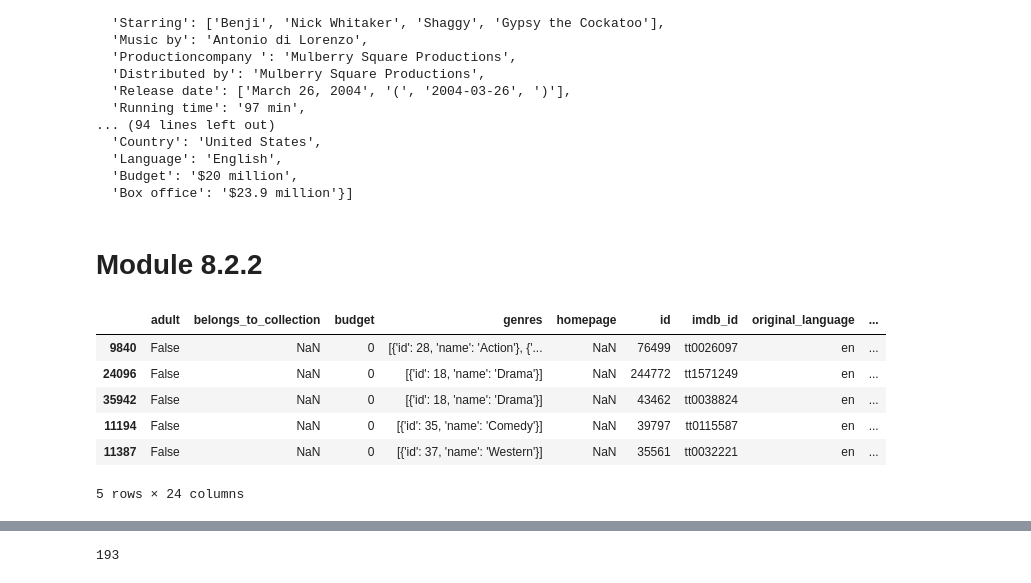
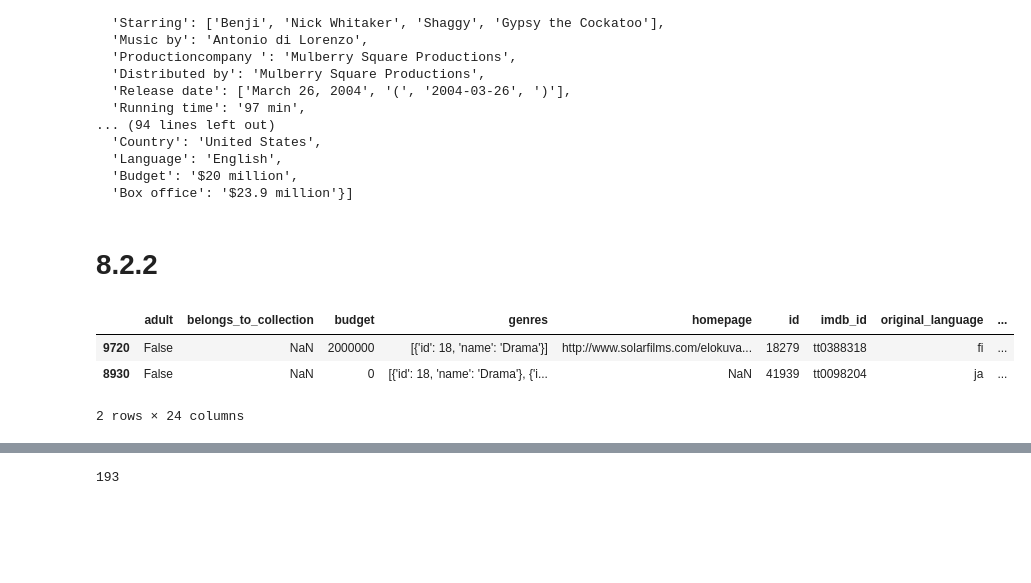
Before and after one commit to biboking/Movies-ETL, a Jupyter notebook: DataExplore.ipynb, the cells around one changed output, grey strips where cells are left out. Drawn from its saved outputs; the diff is of its cells as text; code cells hidden in the pictures; blank space fills up the shorter version.

```diff
--- a/DataExplore.ipynb
+++ b/DataExplore.ipynb
@@ -84,22 +85,19 @@ wiki_movies_raw[3600:3605]
   'Budget': '$20 million',
   'Box office': '$23.9 million'}]
 # %% [markdown]
-# Module 8.2.2
+# 8.2.2
 # %%
 kaggle_metadata = pd.read_csv('../movies_metadata.csv', low_memory=False)
 ratings = pd.read_csv('../ratings.csv')
 # %%
 # Use Sample(n=数字) function to check the dataframe
 
-kaggle_metadata.sample(n=5)
+kaggle_metadata.sample(n=2)
 # %% [output]
 |  | adult | belongs_to_collection | budget | genres | homepage | id | imdb_id | original_language | ... |
-| 9840 | False | NaN | 0 | [{'id': 28, 'name': 'Action'}, {'... | NaN | 76499 | tt0026097 | en | ... |
-| 24096 | False | NaN | 0 | [{'id': 18, 'name': 'Drama'}] | NaN | 244772 | tt1571249 | en | ... |
-| 35942 | False | NaN | 0 | [{'id': 18, 'name': 'Drama'}] | NaN | 43462 | tt0038824 | en | ... |
-| 11194 | False | NaN | 0 | [{'id': 35, 'name': 'Comedy'}] | NaN | 39797 | tt0115587 | en | ... |
-| 11387 | False | NaN | 0 | [{'id': 37, 'name': 'Western'}] | NaN | 35561 | tt0032221 | en | ... |
+| 9720 | False | NaN | 2000000 | [{'id': 18, 'name': 'Drama'}] | http://www.solarfilms.com/elokuva... | 18279 | tt0388318 | fi | ... |
+| 8930 | False | NaN | 0 | [{'id': 18, 'name': 'Drama'}, {'i... | NaN | 41939 | tt0098204 | ja | ... |
-5 rows × 24 columns
+2 rows × 24 columns
 # %%
 ratings.sample(n=5)
 # %% [output]
```
Also changed, not shown: parts of 71 cells of this notebook, 1 other file.
